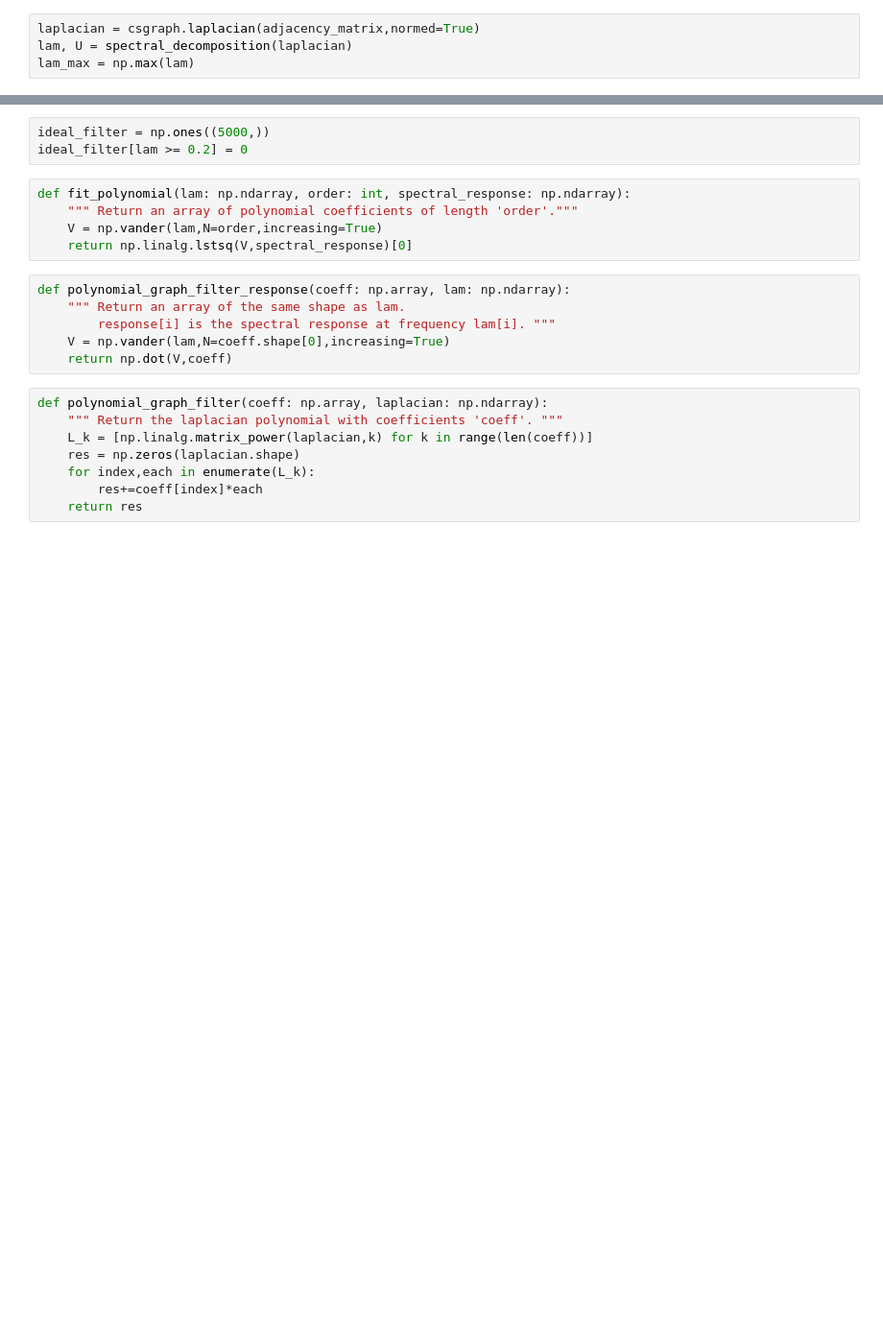
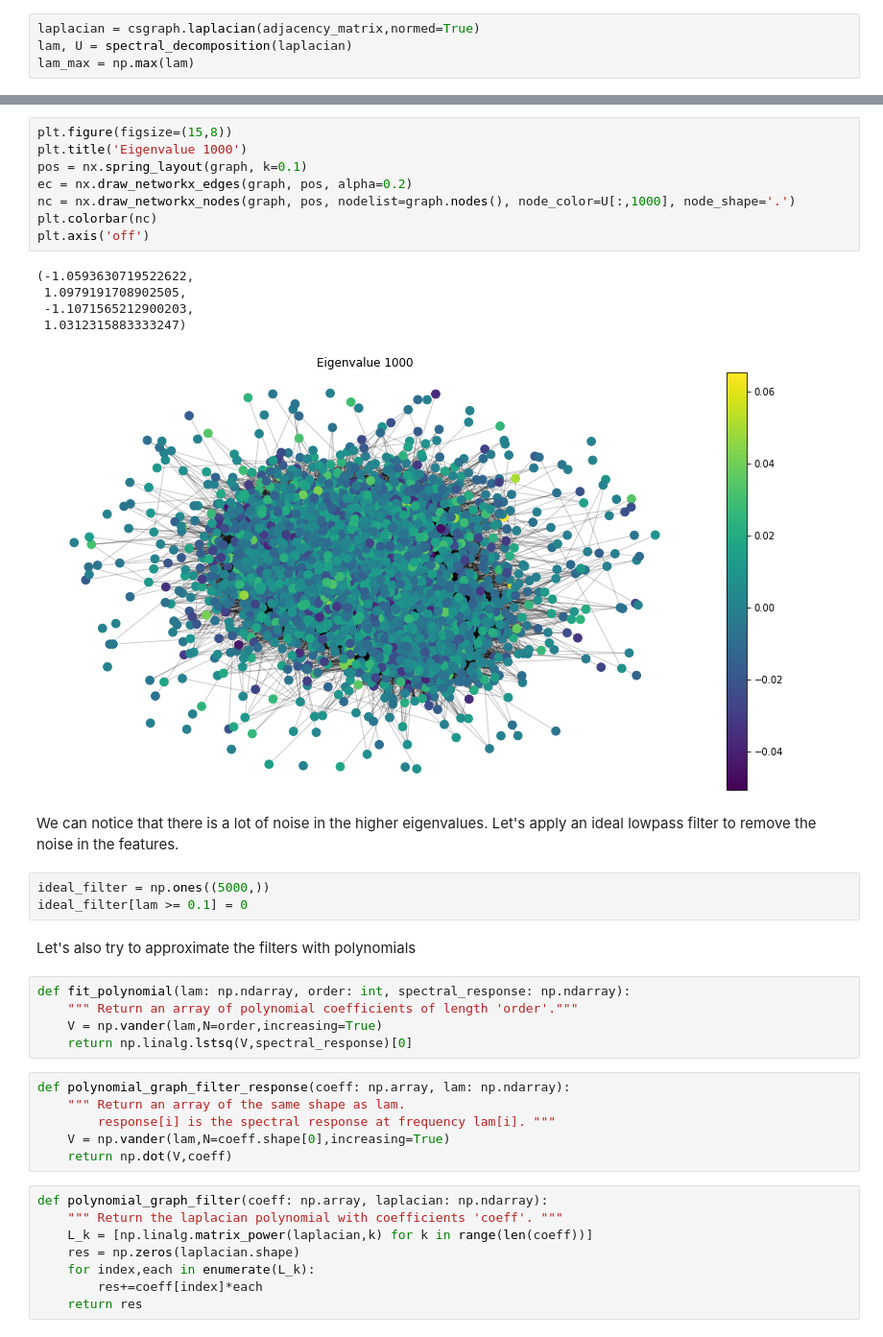
Before and after one commit to Davit98/NTDS-Project, a Jupyter notebook: Data Exploitation.ipynb, the cells around one changed output, grey strips where cells are left out. Shown at 96% size. Cells and saved outputs as stored; diff of their text form; blank space fills up the shorter version.

```diff
--- a/Data Exploitation.ipynb
+++ b/Data Exploitation.ipynb
@@ -441,6 +615,24 @@ plt.show()
+# %%
+plt.figure(figsize=(15,8))
+plt.title('Eigenvalue 1000')
+pos = nx.spring_layout(graph, k=0.1)
+ec = nx.draw_networkx_edges(graph, pos, alpha=0.2)
+nc = nx.draw_networkx_nodes(graph, pos, nodelist=graph.nodes(), node_color=U[:,1000], node_shape='.')
+plt.colorbar(nc)
+plt.axis('off')
+# %% [output]
+(-1.0593630719522622,
+ 1.0979191708902505,
+ -1.1071565212900203,
+ 1.0312315883333247)
+[figure, added]
+# %% [markdown]
+We can notice that there is a lot of noise in the higher eigenvalues. Let's apply an ideal lowpass filter to remove the noise in the features.
 # %%
 ideal_filter = np.ones((5000,))
-ideal_filter[lam >= 0.2] = 0
+ideal_filter[lam >= 0.1] = 0
+# %% [markdown]
+Let's also try to approximate the filters with polynomials
 # %%
 def fit_polynomial(lam: np.ndarray, order: int, spectral_response: np.ndarray):
     """ Return an array of polynomial coefficients of length 'order'."""
```
Also changed, not shown: parts of 58 cells of this notebook.
